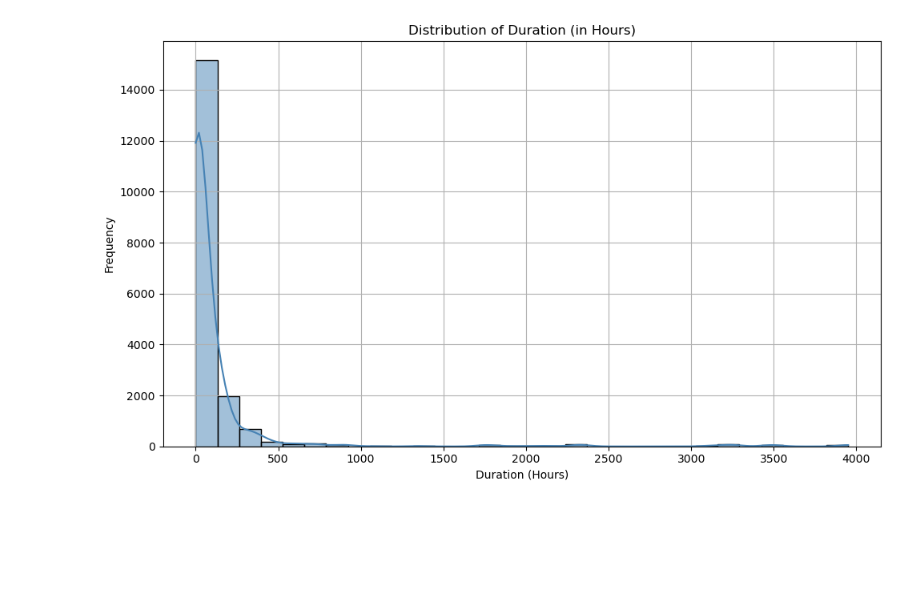
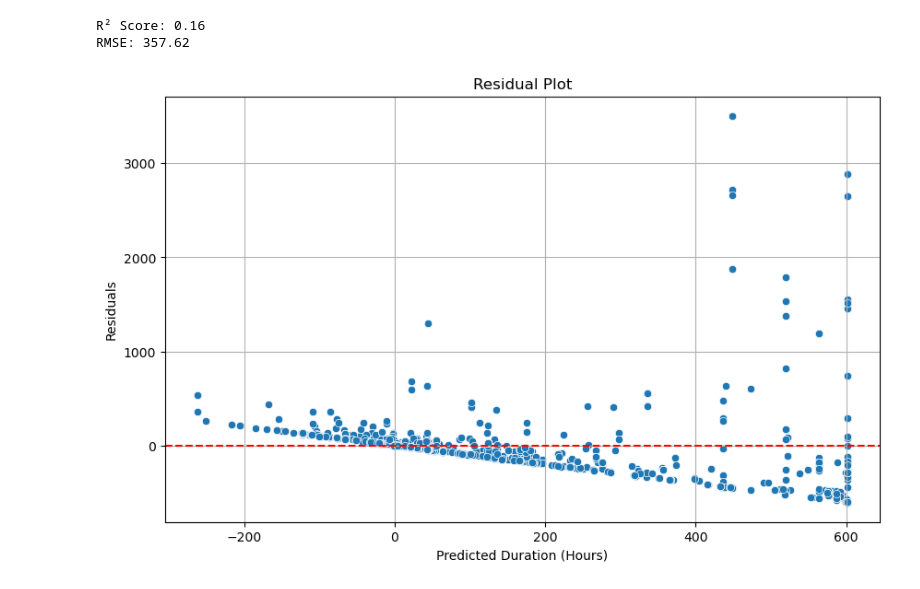
Before and after one commit to JerryZ-code/JZ_IFN695, a Jupyter notebook: 3.Data exploration and feature extraction/3.data_exploration.ipynb, the cells around one changed output. Drawn from its saved outputs; the diff is of its cells as text; code cells hidden in the pictures; blank space fills up the shorter version.

```diff
--- a/3.Data exploration and feature extraction/3.data_exploration.ipynb
+++ b/3.Data exploration and feature extraction/3.data_exploration.ipynb
@@ -111,0 +140,10 @@ plt.show()
+# %%
+# Predict
+y_pred = model.predict(X_test)
+
+# Metrics
+print(f"R² Score: {r2_score(y_test, y_pred):.2f}")
+print(f"RMSE: {mean_squared_error(y_test, y_pred, squared=False):.2f}")
+# %% [output]
+R² Score: 0.16
+RMSE: 357.62
@@ -112,18 +156,18 @@ plt.show()
 # %%
+import matplotlib.pyplot as plt
 import seaborn as sns
-import matplotlib.pyplot as plt
 
-# Drop NaNs
-duration_data = df["Duration_Hours"].dropna()
+# Residuals
+residuals = y_test - y_pred
 
-# Plot
+# Plot residuals
 plt.figure(figsize=(10, 6))
-sns.histplot(duration_data, bins=30, kde=True, color='steelblue')
-plt.title("Distribution of Duration (in Hours)")
-plt.xlabel("Duration (Hours)")
-plt.ylabel("Frequency")
+sns.scatterplot(x=y_pred, y=residuals)
+plt.axhline(y=0, color="red", linestyle="--")
+plt.xlabel("Predicted Duration (Hours)")
+plt.ylabel("Residuals")
+plt.title("Residual Plot")
 plt.grid(True)
-plt.tight_layout()
 plt.show()
 # %% [output]
-[figure, old version]
+[figure, new version]
```
Also changed, not shown: parts of 9 cells of this notebook.
